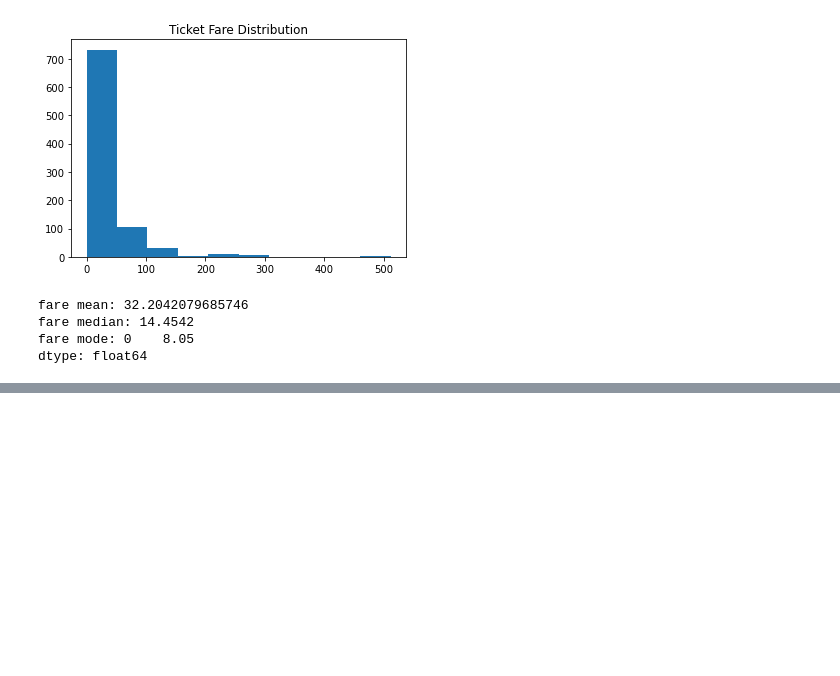
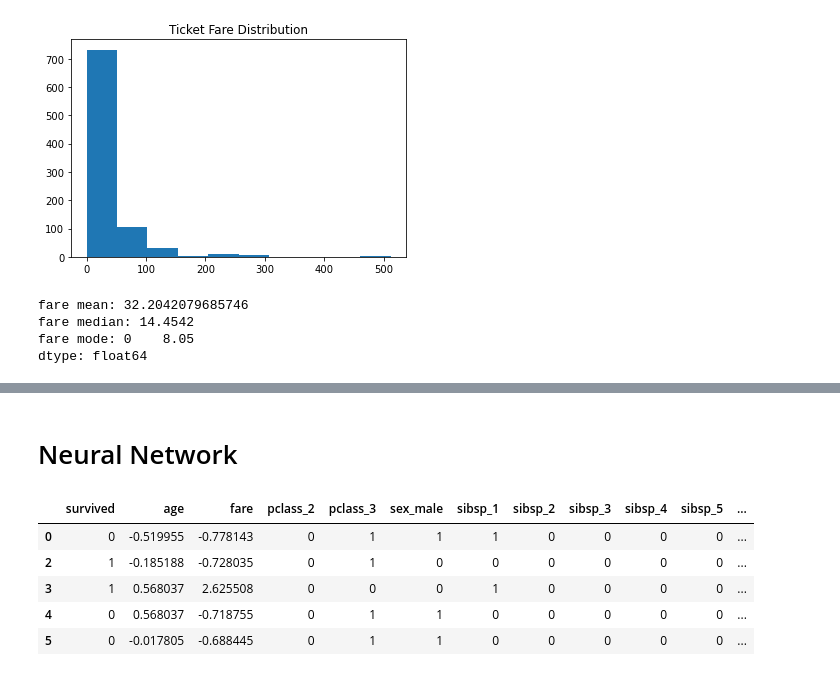
Before and after one commit to swuttipat/titanic, a Jupyter notebook: titanic-ml.ipynb, the cells around one changed output, grey strips where cells are left out. Cells and saved outputs as stored; diff of their text form; code cells hidden in the pictures; blank space fills up the shorter version.

```diff
--- a/titanic-ml.ipynb
+++ b/titanic-ml.ipynb
@@ -355,0 +361,11 @@ Create .csv Model: Random Forest --> Done
+# %% [markdown]
+# Neural Network
+# %%
+train.head()
+# %% [output]
+|  | survived | age | fare | pclass_2 | pclass_3 | sex_male | sibsp_1 | sibsp_2 | sibsp_3 | sibsp_4 | sibsp_5 | ... |
+| 0 | 0 | -0.519955 | -0.778143 | 0 | 1 | 1 | 1 | 0 | 0 | 0 | 0 | ... |
+| 2 | 1 | -0.185188 | -0.728035 | 0 | 1 | 0 | 0 | 0 | 0 | 0 | 0 | ... |
+| 3 | 1 | 0.568037 | 2.625508 | 0 | 0 | 0 | 1 | 0 | 0 | 0 | 0 | ... |
+| 4 | 0 | 0.568037 | -0.718755 | 0 | 1 | 1 | 0 | 0 | 0 | 0 | 0 | ... |
+| 5 | 0 | -0.017805 | -0.688445 | 0 | 1 | 1 | 0 | 0 | 0 | 0 | 0 | ... |
```
Also changed, not shown: parts of 18 cells of this notebook, 2 other files.
